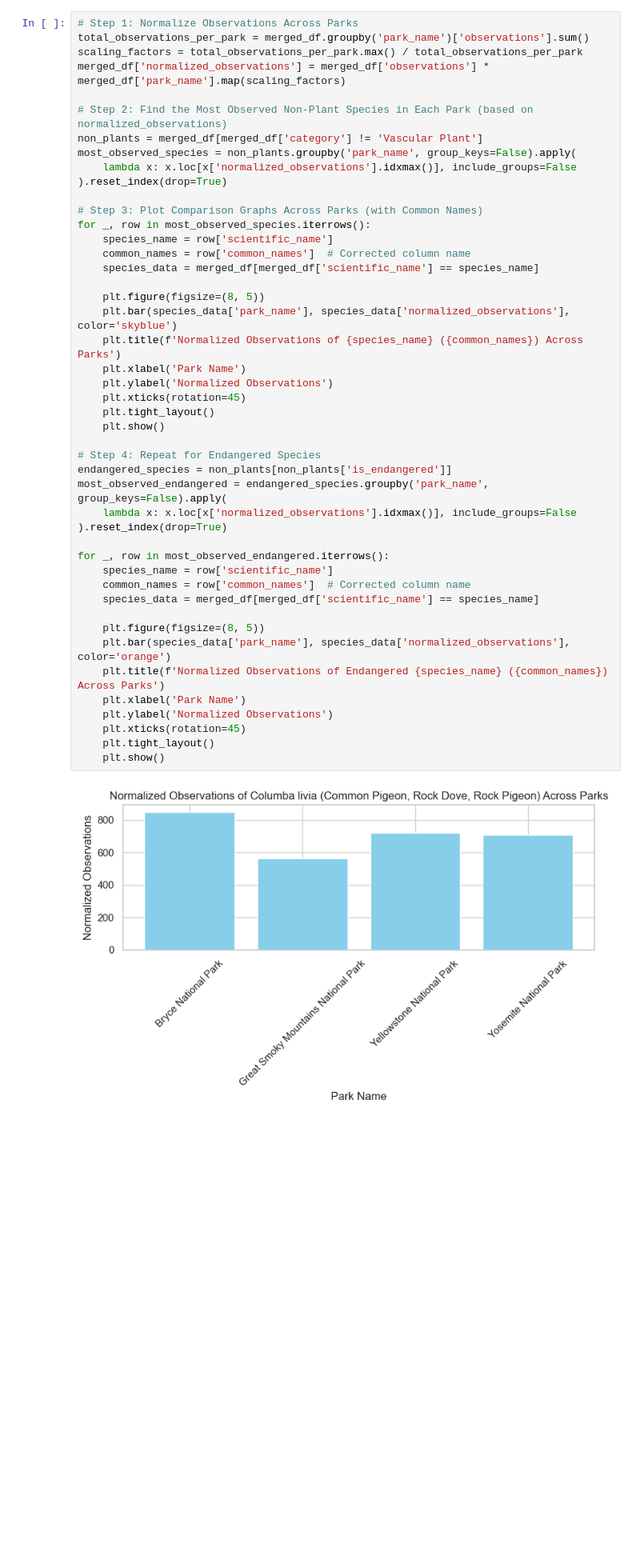
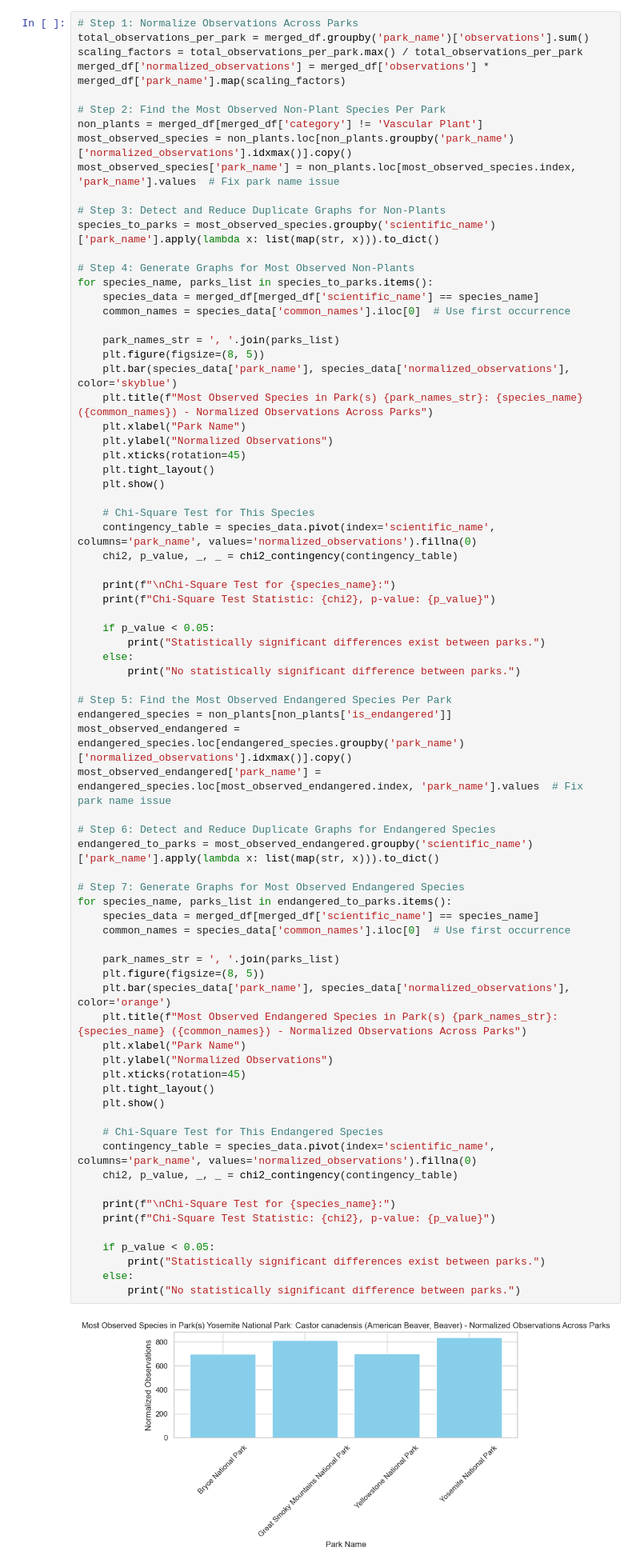
Before and after one commit to ramtob/CDC-Portfolio-0425-Biodiversity, a Jupyter notebook: biodiversity.ipynb, the cells around one changed output. Shown at 80% size. Cells and saved outputs as stored; diff of their text form; blank space fills up the shorter version.

```diff
--- a/biodiversity.ipynb
+++ b/biodiversity.ipynb
@@ -950,48 +950,77 @@ So the normalization didn't cause the correlation.
 # %%
 # Step 1: Normalize Observations Across Parks
 total_observations_per_park = merged_df.groupby('park_name')['observations'].sum()
 scaling_factors = total_observations_per_park.max() / total_observations_per_park
 merged_df['normalized_observations'] = merged_df['observations'] * merged_df['park_name'].map(scaling_factors)
 
-# Step 2: Find the Most Observed Non-Plant Species in Each Park (based on normalized_observations)
+# Step 2: Find the Most Observed Non-Plant Species Per Park
 non_plants = merged_df[merged_df['category'] != 'Vascular Plant']
-most_observed_species = non_plants.groupby('park_name', group_keys=False).apply(
-    lambda x: x.loc[x['normalized_observations'].idxmax()], include_groups=False
-).reset_index(drop=True)
+most_observed_species = non_plants.loc[non_plants.groupby('park_name')['normalized_observations'].idxmax()].copy()
+most_observed_species['park_name'] = non_plants.loc[most_observed_species.index, 'park_name'].values  # Fix park name issue
 
-# Step 3: Plot Comparison Graphs Across Parks (with Common Names)
-for _, row in most_observed_species.iterrows():
-    species_name = row['scientific_name']
-    common_names = row['common_names']  # Corrected column name
+# Step 3: Detect and Reduce Duplicate Graphs for Non-Plants
+species_to_parks = most_observed_species.groupby('scientific_name')['park_name'].apply(lambda x: list(map(str, x))).to_dict()
+
+# Step 4: Generate Graphs for Most Observed Non-Plants
+for species_name, parks_list in species_to_parks.items():
     species_data = merged_df[merged_df['scientific_name'] == species_name]
+    common_names = species_data['common_names'].iloc[0]  # Use first occurrence
 
+    park_names_str = ', '.join(parks_list)
     plt.figure(figsize=(8, 5))
     plt.bar(species_data['park_name'], species_data['normalized_observations'], color='skyblue')
-    plt.title(f'Normalized Observations of {species_name} ({common_names}) Across Parks')
-    plt.xlabel('Park Name')
-    plt.ylabel('Normalized Observations')
+    plt.title(f"Most Observed Species in Park(s) {park_names_str}: {species_name} ({common_names}) - Normalized Observations Across Parks")
+    plt.xlabel("Park Name")
+    plt.ylabel("Normalized Observations")
     plt.xticks(rotation=45)
     plt.tight_layout()
     plt.show()
 
-# Step 4: Repeat for Endangered Species
+    # Chi-Square Test for This Species
+    contingency_table = species_data.pivot(index='scientific_name', columns='park_name', values='normalized_observations').fillna(0)
+    chi2, p_value, _, _ = chi2_contingency(contingency_table)
+
+    print(f"\nChi-Square Test for {species_name}:")
+    print(f"Chi-Square Test Statistic: {chi2}, p-value: {p_value}")
+
+    if p_value < 0.05:
+        print("Statistically significant differences exist between parks.")
+    else:
+        print("No statistically significant difference between parks.")
+
+# Step 5: Find the Most Observed Endangered Species Per Park
 endangered_species = non_plants[non_plants['is_endangered']]
-most_observed_endangered = endangered_species.groupby('park_name', group_keys=False).apply(
-    lambda x: x.loc[x['normalized_observations'].idxmax()], include_groups=False
-).reset_index(drop=True)
+most_observed_endangered = endangered_species.loc[endangered_species.groupby('park_name')['normalized_observations'].idxmax()].copy()
+most_observed_endangered['park_name'] = endangered_species.loc[most_observed_endangered.index, 'park_name'].values  # Fix park name issue
 
-for _, row in most_observed_endangered.iterrows():
-    species_name = row['scientific_name']
-    common_names = row['common_names']  # Corrected column name
+# Step 6: Detect and Reduce Duplicate Graphs for Endangered Species
+endangered_to_parks = most_observed_endangered.groupby('scientific_name')['park_name'].apply(lambda x: list(map(str, x))).to_dict()
+
+# Step 7: Generate Graphs for Most Observed Endangered Species
+for species_name, parks_list in endangered_to_parks.items():
     species_data = merged_df[merged_df['scientific_name'] == species_name]
+    common_names = species_data['common_names'].iloc[0]  # Use first occurrence
 
+    park_names_str = ', '.join(parks_list)
     plt.figure(figsize=(8, 5))
     plt.bar(species_data['park_name'], species_data['normalized_observations'], color='orange')
-    plt.title(f'Normalized Observations of Endangered {species_name} ({common_names}) Across Parks')
-    plt.xlabel('Park Name')
-    plt.ylabel('Normalized Observations')
+    plt.title(f"Most Observed Endangered Species in Park(s) {park_names_str}: {species_name} ({common_names}) - Normalized Observations Across Parks")
+    plt.xlabel("Park Name")
+    plt.ylabel("Normalized Observations")
     plt.xticks(rotation=45)
     plt.tight_layout()
     plt.show()
+
+    # Chi-Square Test for This Endangered Species
+    contingency_table = species_data.pivot(index='scientific_name', columns='park_name', values='normalized_observations').fillna(0)
+    chi2, p_value, _, _ = chi2_contingency(contingency_table)
+
+    print(f"\nChi-Square Test for {species_name}:")
+    print(f"Chi-Square Test Statistic: {chi2}, p-value: {p_value}")
+
+    if p_value < 0.05:
+        print("Statistically significant differences exist between parks.")
+    else:
+        print("No statistically significant difference between parks.")
 # %% [output]
-[figure, old version]
+[figure, new version]
```
Also changed, not shown: parts of 3 cells of this notebook.
